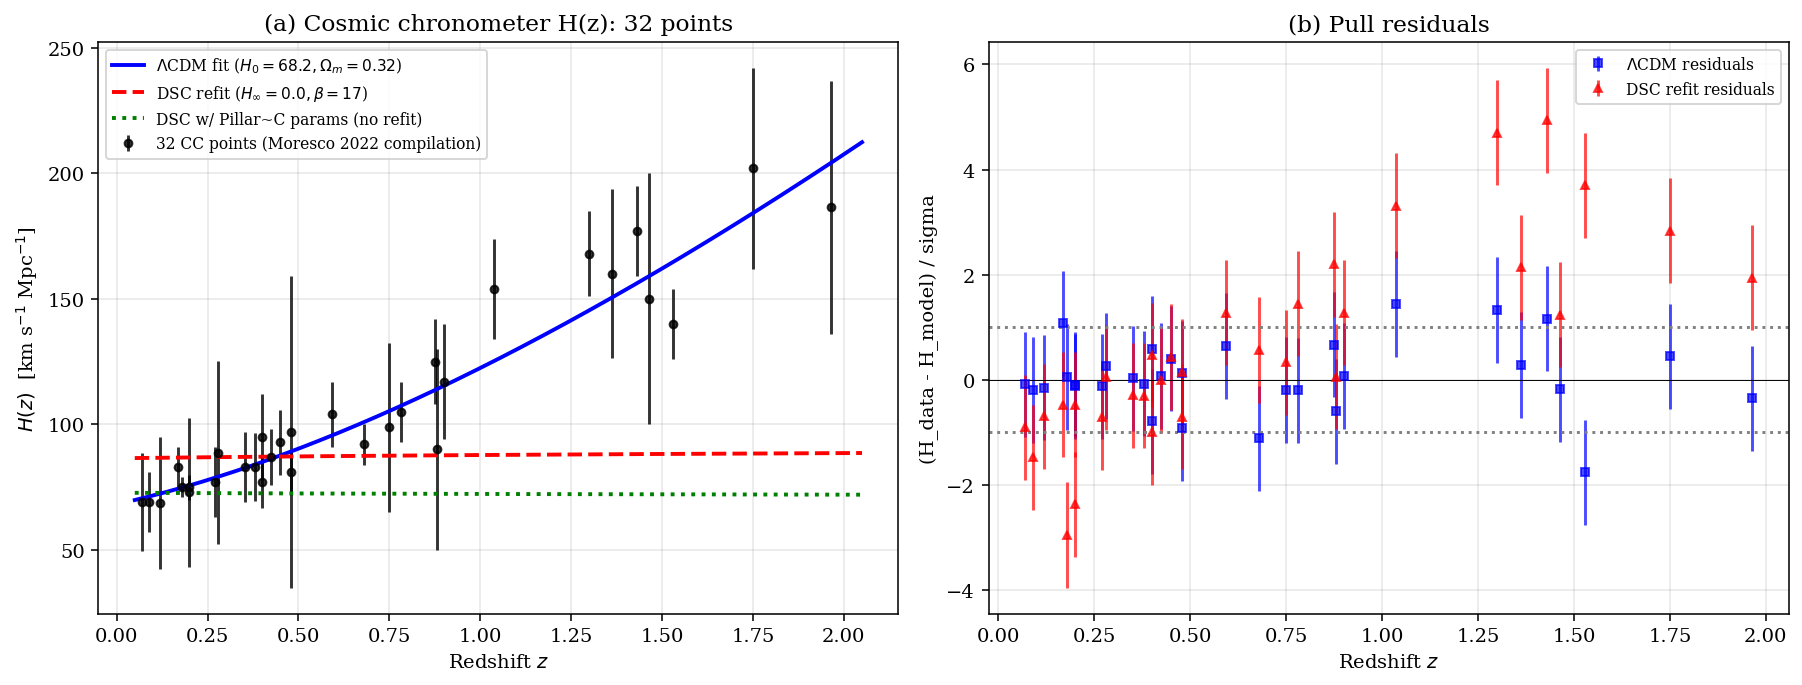
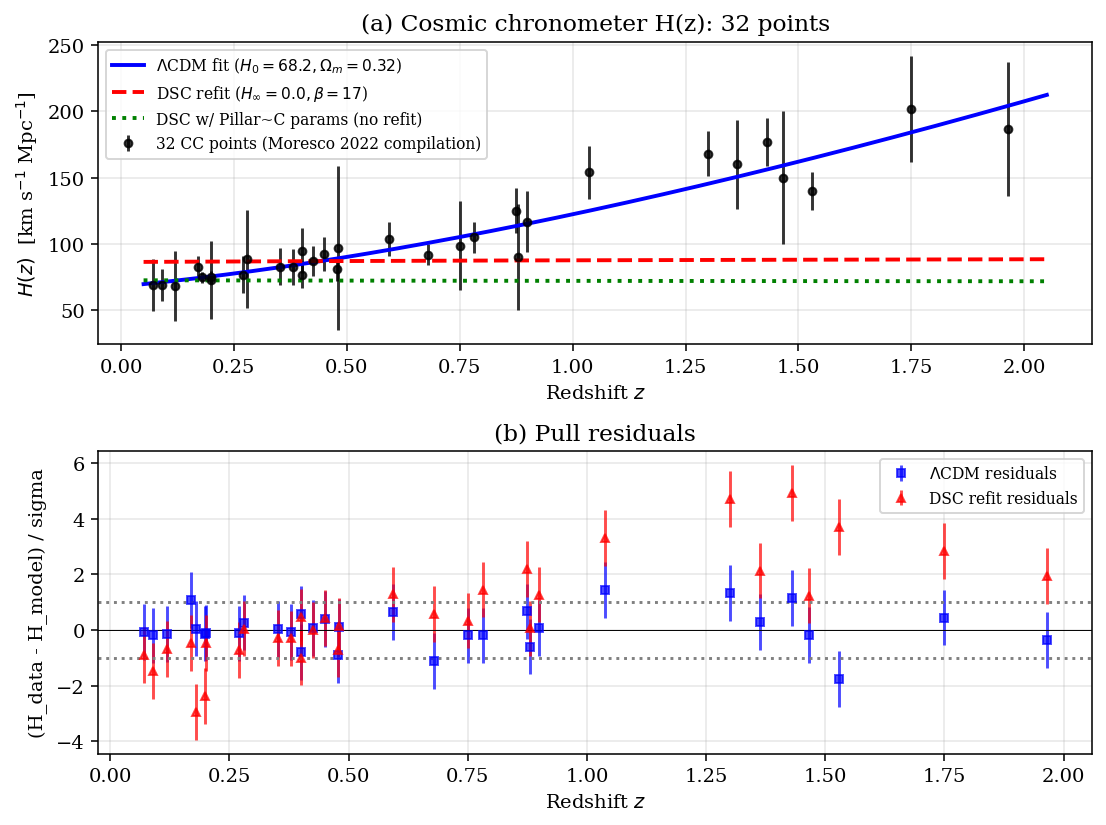
The change to this notebook cell's code, shown as a diff; its figure went from the first image to the second:
--- before
+++ after
@@ -1,3 +1,3 @@
-fig, ax = plt.subplots(1, 2, figsize=(13, 5))
+fig, ax = plt.subplots(2, 1, figsize=(8, 6))
 z_grid = np.linspace(0.05, 2.05, 300)
 

Commit: Figure 23 (fig23_cc_hz_pillar_F) too small in PDF: 1x2 landscape -> 2x1 portrait